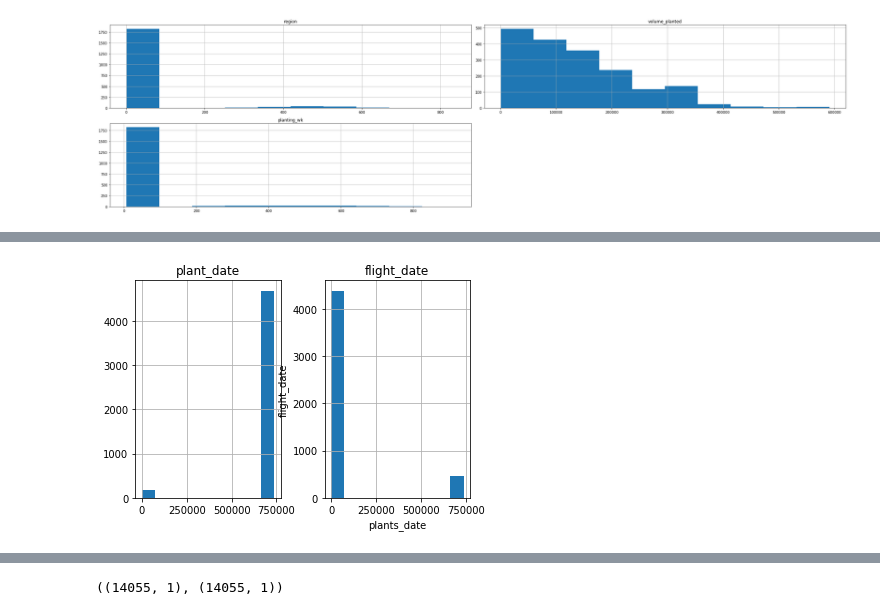
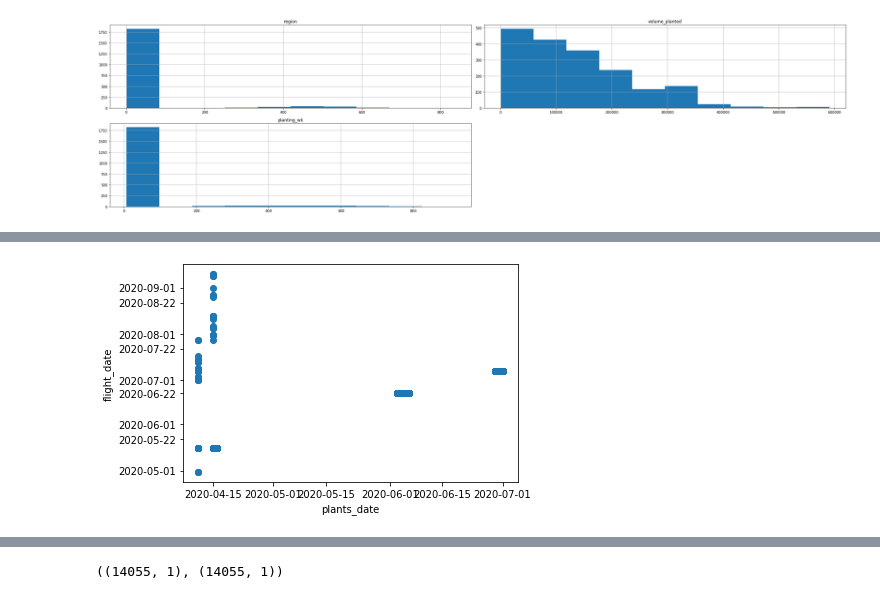
Before and after one commit to cyberanalyst268/Data-Science-and-Decision-Making, a Jupyter notebook: Agrotech-project.ipynb, the cells around one changed output, grey strips where cells are left out. Cells and saved outputs as stored; diff of their text form; code cells hidden in the pictures.

```diff
--- a/Agrotech-project.ipynb
+++ b/Agrotech-project.ipynb
@@ -33,9 +44,9 @@ dict_keys(['plants', 'flight dates', 'planting', 'weather'])
 # %%
 #Edit column names to make sure they can be used for comfortably handling data
 plants = data['plants'].rename(columns={"Batch Number": "batch_number", "Plant Date": "plant_date","Class":"class","Fresh Weight (g)": "fresh_weight(g)","Head Weight (g)": "head_weight(g)","Radial Diameter (mm)": "radial_diameter(mm)","Polar Diameter (mm)": "polar_diameter(mm)","Diameter Ratio": "diameter_ratio","Leaves":"leaves","Density (kg/L)": "density(kg/L)","Leaf Area (cm^2)": "leaf_area(cm^2)","Square ID": "square_id","Check Date": "check_date","Flight Date": "flight_date","Remove":"remove"},errors="raise")
-#plants = plants.fillna(1)
+plants['flight_date'] = plants['flight_date'].fillna(flight_dates['flight_date'])
 plants = plants.drop(columns={"remove"})
-plants.head()
+plants
 # %% [output]
 |  | batch_number | plant_date | class | fresh_weight(g) | head_weight(g) | radial_diameter(mm) | ... |
 | 0 | 402 | 2020-04-11 | 3 | 15.0 | NaN | NaN | ... |
@@ -134,9 +168,10 @@ weather_index,plants_index
 # Figure out how to use date-time features. Most regressors need numerical variables, so you’ll
 #need to convert these to some other format. For example, you can create a variable called
 #days_to_check that converts flight_date into number of days from plant_date.
-pX = plants['plant_date'] = pd.to_datetime(plants['plant_date'])
+pX = plants['plant_date'] #= pd.to_datetime(plants['plant_date'], format='%Y/%m/%d')
 #Mapping to date time ordinal for calculations and plotting
-pX = plants['plant_date']=plants['plant_date'].map(dt.datetime.toordinal)
-fy = plants['flight_date'] = pd.to_datetime(plants['flight_date'])
+fy = plants['flight_date'] #= pd.to_datetime(plants['flight_date'], format='%Y/%m/%d')
 #Mapping to date time ordinal for calculations and plotting
-fy = plants['flight_date']=plants['flight_date'].map(dt.datetime.toordinal)
+
+days_to_check = [fy - pX]
+days_to_check
@@ -143,13 +191,12 @@ fy = plants['flight_date']=plants['flight_date'].map(dt.datetime.toordinal)
 # %%
 #Correlation between plant date and flight date
-days_to_checkf = [pX,fy]
-days_to_check = pd.concat(days_to_checkf,axis=1)
-_ = days_to_check.hist()
+dates = matplotlib.dates.date2num(pX)
+matplotlib.pyplot.plot_date(dates, fy)
 plt.xlabel('plants_date')
 plt.ylabel('flight_date')
 plt.savefig('corrplantflight.jpeg')
 # %% [output]
-[figure, old version]
+[figure, new version]
 # %%
 # Merge Plants and Weather Datasets
 frames =[plants,weather]
```
Also changed, not shown: parts of 23 cells of this notebook.
